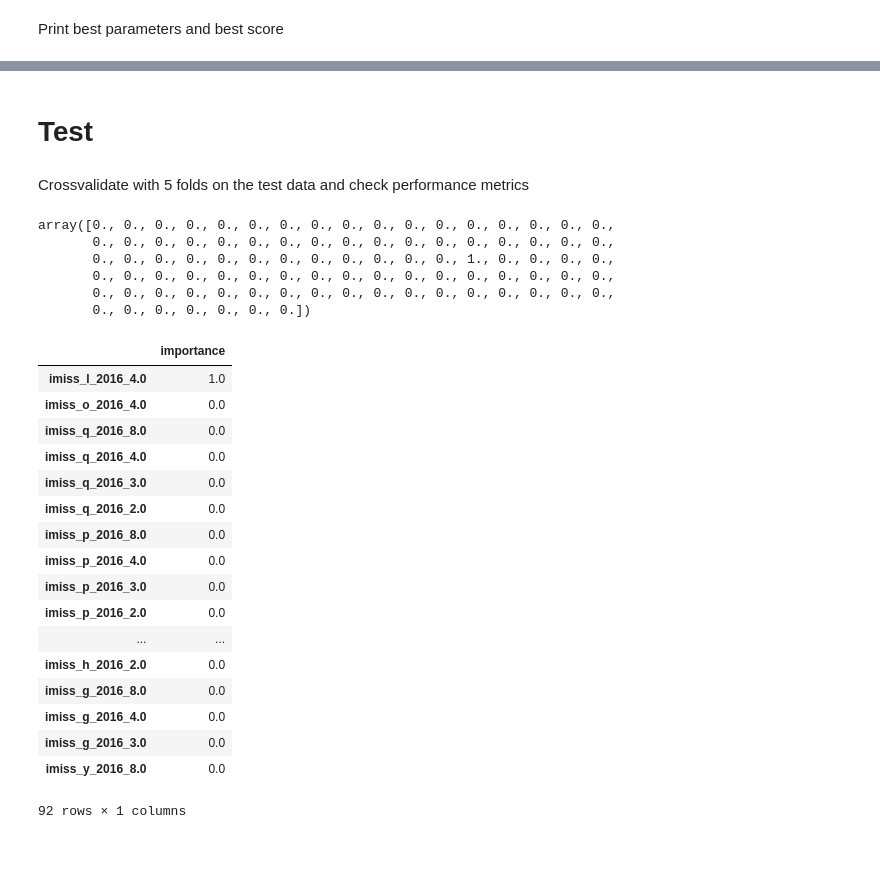
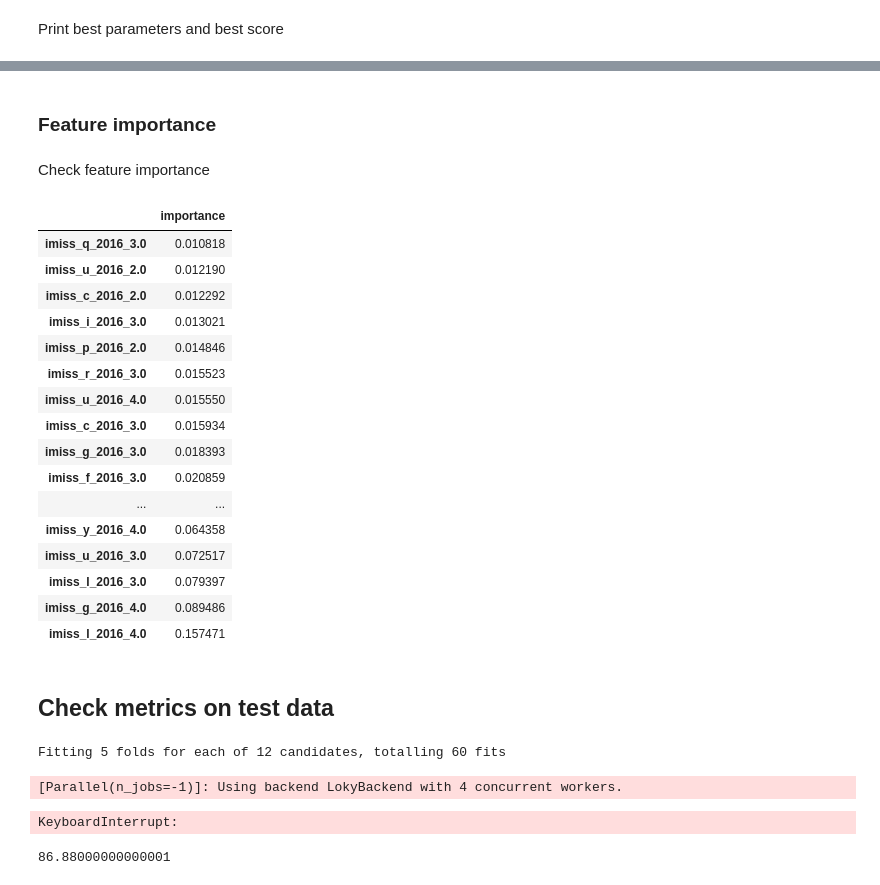
Before and after one commit to ali0003433/predict-by-issue-prioritization, a Jupyter notebook: notebooks/4-al-model-selection.ipynb, the cells around one changed output, grey strips where cells are left out. Saved outputs shown, nothing was run; the diff lists cells and outputs as text; code cells hidden in the pictures; blank space fills up the shorter version.

Commit message:
Add feature importance

```diff
--- a/notebooks/4-al-model-selection.ipynb
+++ b/notebooks/4-al-model-selection.ipynb
@@ -44,6 +44,7 @@ Create a metric to pass to cross_val_score when evaluating models
 # %%
 clinton_metric = make_scorer(clint_scorer)
 trump_metric = make_scorer(trump_scorer)
+comb_metric = make_scorer(avg_scorer)
 # %% [markdown]
 ## Define models
 # %% [markdown]
@@ -75,6 +76,6 @@ Cross validate all of the models and print scores and score mean for each for  C
 # %%
 for idx, model in enumerate(model_list):
     clint_scores = cross_val_score(
-    model, X_train, y_train, cv=5, scoring=clinton_metric, n_jobs=-1)
+    model, X_train, y_train, cv=5, scoring=[None], n_jobs=-1)
     name = name_list[idx]
     print(name,":", clint_scores, 'Mean:', round(clint_scores.mean(), 5))
@@ -134,13 +117,13 @@ Looking at the metrics, the random forest model performs the best for this busin
 # %% [markdown]
 Define parameter grid for random forest
 # %%
-
-param_grid = {'n_estimators': [100], 'max_depth': [1,2,3,4,5,6], 'oob_score': [True], 'max_features': [None, 'sqrt']}
+param_grid = {'n_estimators': [100], 'max_depth': [
+    1, 2, 3, 4, 5, 6, 7, 8, 9, 10], 'oob_score': [True], 'max_features': [None, 'sqrt']}
 # %% [markdown]
 Find the best parameters and then crossvalidate with five folds
 # %%
-grid = GridSearchCV(rf, param_grid, iid=True, cv=5,
-                    n_jobs=-1, scoring=clinton_metric, verbose=1, return_train_score=True)
+grid = GridSearchCV(rf, param_grid, iid=True, cv=5, n_jobs=-1,
+                    scoring=comb_metric, verbose=1, return_train_score=True)
 # %% [markdown]
 Fit training data to grid
 # %%
@@ -181,38 +164,39 @@ print(round(grid.best_score_, 3))
-# %% [markdown]
-# Test
-# %% [markdown]
-Crossvalidate with 5 folds on the test data and check performance metrics
-# %%
-grid.best_estimator_.feature_importances_
-# %% [output]
-array([0., 0., 0., 0., 0., 0., 0., 0., 0., 0., 0., 0., 0., 0., 0., 0., 0.,
-       0., 0., 0., 0., 0., 0., 0., 0., 0., 0., 0., 0., 0., 0., 0., 0., 0.,
-       0., 0., 0., 0., 0., 0., 0., 0., 0., 0., 0., 0., 1., 0., 0., 0., 0.,
-       0., 0., 0., 0., 0., 0., 0., 0., 0., 0., 0., 0., 0., 0., 0., 0., 0.,
-       0., 0., 0., 0., 0., 0., 0., 0., 0., 0., 0., 0., 0., 0., 0., 0., 0.,
-       0., 0., 0., 0., 0., 0., 0.])
+# %% [markdown]
+### Feature importance
+# %% [markdown]
+Check feature importance
 # %%
 feats = pd.DataFrame(grid.best_estimator_.feature_importances_,
                                    index = X_train.columns,
                                     columns=['importance']).sort_values('importance',ascending=False)
+feats.sort_values(by='importance')[70:120]
+# %% [output]
+|  | importance |
+| imiss_q_2016_3.0 | 0.010818 |
+| imiss_u_2016_2.0 | 0.012190 |
+| imiss_c_2016_2.0 | 0.012292 |
+| imiss_i_2016_3.0 | 0.013021 |
+| imiss_p_2016_2.0 | 0.014846 |
+| imiss_r_2016_3.0 | 0.015523 |
+| imiss_u_2016_4.0 | 0.015550 |
+| imiss_c_2016_3.0 | 0.015934 |
+| imiss_g_2016_3.0 | 0.018393 |
+| imiss_f_2016_3.0 | 0.020859 |
+| ... | ... |
+| imiss_y_2016_4.0 | 0.064358 |
+| imiss_u_2016_3.0 | 0.072517 |
+| imiss_l_2016_3.0 | 0.079397 |
+| imiss_g_2016_4.0 | 0.089486 |
+| imiss_l_2016_4.0 | 0.157471 |
-# %%
-feats
-# %% [output]
-|  | importance |
-| imiss_l_2016_4.0 | 1.0 |
-| imiss_o_2016_4.0 | 0.0 |
-| imiss_q_2016_8.0 | 0.0 |
-| imiss_q_2016_4.0 | 0.0 |
-| imiss_q_2016_3.0 | 0.0 |
-| imiss_q_2016_2.0 | 0.0 |
-| imiss_p_2016_8.0 | 0.0 |
-| imiss_p_2016_4.0 | 0.0 |
-| imiss_p_2016_3.0 | 0.0 |
-| imiss_p_2016_2.0 | 0.0 |
-| ... | ... |
-| imiss_h_2016_2.0 | 0.0 |
-| imiss_g_2016_8.0 | 0.0 |
-| imiss_g_2016_4.0 | 0.0 |
-| imiss_g_2016_3.0 | 0.0 |
-| imiss_y_2016_8.0 | 0.0 |
-92 rows × 1 columns
+# %% [markdown]
+## Check metrics on test data
+# %%
+scores = cross_validate(grid, X_test, y_test, scoring=comb_metric, cv=5)
+# %% [output]
+Fitting 5 folds for each of 12 candidates, totalling 60 fits
+[Parallel(n_jobs=-1)]: Using backend LokyBackend with 4 concurrent workers.
+KeyboardInterrupt:
+# %%
+scores['test_score'].mean()
+# %% [output]
+86.88000000000001
```
Also changed, not shown: parts of 15 cells of this notebook, 1 other file.
